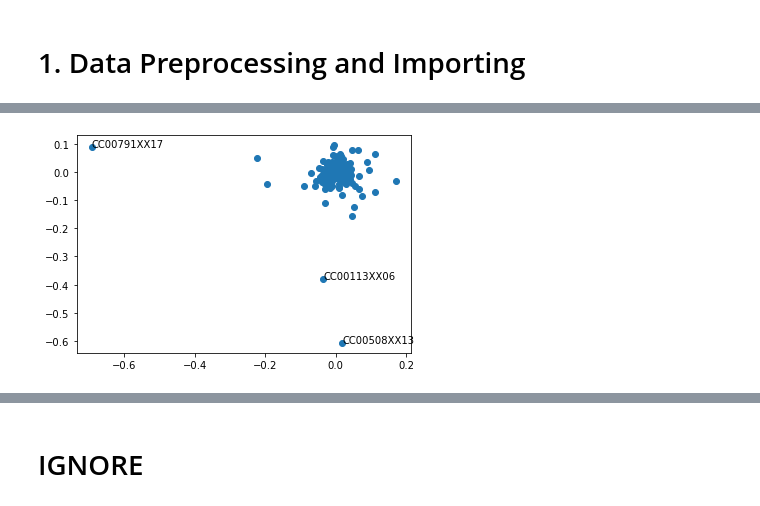
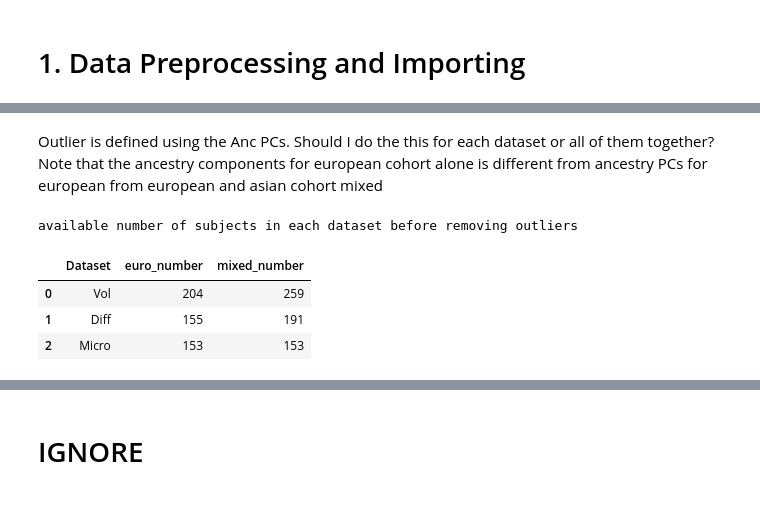
Before and after one commit to lehai-ml/schizophrenia_PRS, a Jupyter notebook: notebooks_results/dHCP/1_dHCP_data_preprocessing.ipynb, the cells around one changed output, grey strips where cells are left out. Cells and saved outputs as stored; diff of their text form; code cells hidden in the pictures.

```diff
--- a/notebooks_results/dHCP/1_dHCP_data_preprocessing.ipynb
+++ b/notebooks_results/dHCP/1_dHCP_data_preprocessing.ipynb
@@ -129,3 +183,3 @@ pd.DataFrame({'count':[full_dataset['GA_struc'].dropna().count(),full_dataset['G
 # %%
-european_full_dataset.drop(columns=['Session_struc','Session_diff'],inplace=True)
-european_full_dataset=data_preprocessing.move_multiple_columns(european_full_dataset,cols_to_move=['Gender','GA_diff','PMA_diff'],ref_col='ID',place='After')
+full_dataset.drop(columns=['Session_vol','Session_diff'],inplace=True)
+full_dataset = data_preprocessing.move_multiple_columns(full_dataset,cols_to_move=['Gender','GA_diff','PMA_diff'],ref_col='ID',place='After')
@@ -148,14 +192,0 @@ pd.DataFrame({'count':[european_diffusion_dataset_preterm['ID'].count(),european
-# %%
-#outlier removal from 2 ancestral principal(?) components.
-
-from scipy import stats
-
-outliers=european_diffusion_dataset_term.index[(np.abs(european_diffusion_dataset_term['Anc_PC2'].agg(stats.zscore))>=3.5)|(np.abs(european_diffusion_dataset_term['Anc_PC3'].agg(stats.zscore))>=3.5)]
-# #removing outliers using the ancestrial PCA
-
-fig,ax= plt.subplots()
-ax.scatter(european_diffusion_dataset_term.loc[:,'Anc_PC2'],european_diffusion_dataset_term.loc[:,'Anc_PC3'])
-for i,txt in enumerate(european_diffusion_dataset_term.loc[outliers,'ID']):
-    ax.annotate(txt,(european_diffusion_dataset_term.loc[outliers[i],'Anc_PC2'],european_diffusion_dataset_term.loc[outliers[i],'Anc_PC3']))
-# %% [output]
-[figure, removed]
@@ -166,0 +193,2 @@ european_diffusion_dataset_term.drop(outliers,inplace=True)
+# %% [markdown]
+Outlier is defined using the Anc PCs. Should I do the this for each dataset or all of them together? Note that the ancestry components for european cohort alone is different from ancestry PCs for european from european and asian cohort mixed
@@ -166,0 +207,11 @@ european_diffusion_dataset_term.drop(outliers,inplace=True)
+# %%
+print('available number of subjects in each dataset before removing outliers')
+pd.DataFrame({'Dataset':['Vol','Diff','Micro'],
+             'euro_number':[european_volumetric_term_dataset.shape[0],european_diffusion_term_dataset.shape[0],european_microstructure_term_dataset.shape[0]],
+              'mixed_number':[mixed_volumetric_term_dataset.shape[0],mixed_diffusion_term_dataset.shape[0],mixed_microstructure_term_dataset.shape[0]]})
+# %% [output]
+available number of subjects in each dataset before removing outliers
+|  | Dataset | euro_number | mixed_number |
+| 0 | Vol | 204 | 259 |
+| 1 | Diff | 155 | 191 |
+| 2 | Micro | 153 | 153 |
```
Also changed, not shown: parts of 35 cells of this notebook.
